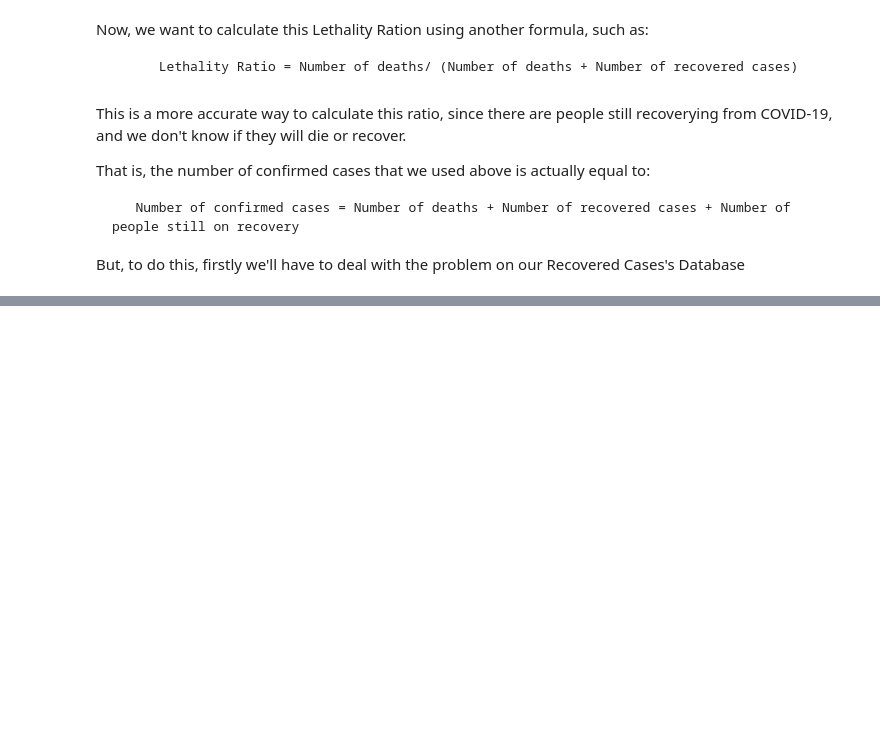
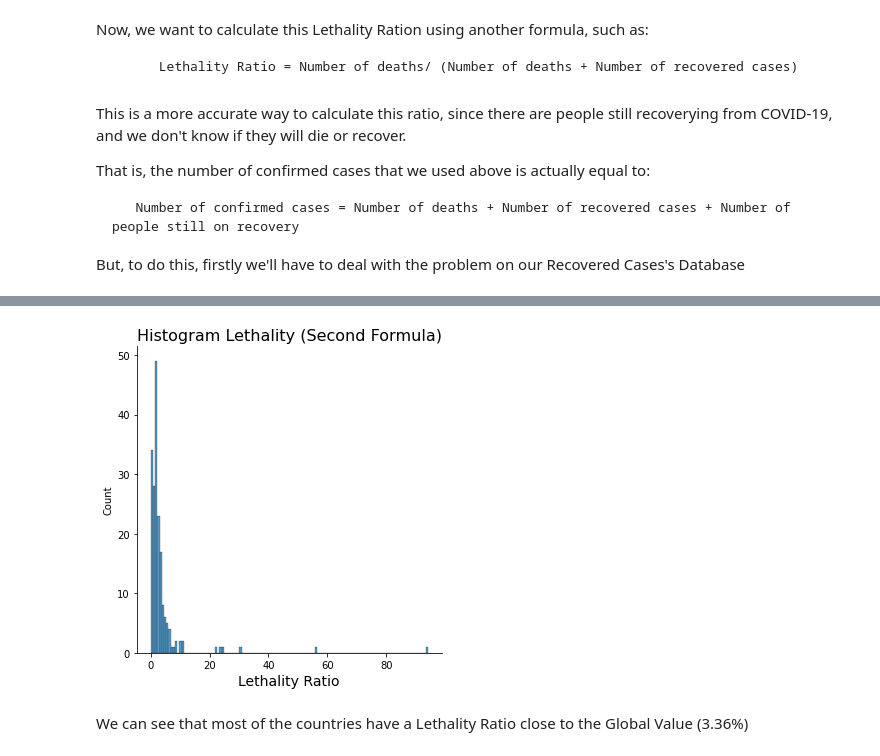
Before and after one commit to nathanaelduque/COVID-19, a Jupyter notebook: Data Science and Covid 19.ipynb, the cells around one changed output, grey strips where cells are left out. Drawn from its saved outputs; the diff is of its cells as text; code cells hidden in the pictures; blank space fills up the shorter version.

```diff
--- a/Data Science and Covid 19.ipynb
+++ b/Data Science and Covid 19.ipynb
@@ -434,0 +693,10 @@ def latest_by_country_at(data,date):
+# %%
+sns.displot(combined2["lethality_ratio_2(%)"],kde=False)
+plt.ticklabel_format(axis='both', style='plain', scilimits=(0,0))
+plt.title("Histogram Lethality (Second Formula)",fontsize = 16)
+plt.xlabel("Lethality Ratio",fontsize=14)
+plt.show()
+# %% [output]
+[figure, added]
+# %% [markdown]
+We can see that most of the countries have a Lethality Ratio close to the Global Value (3.36%)
```
Also changed, not shown: parts of 48 cells of this notebook.
